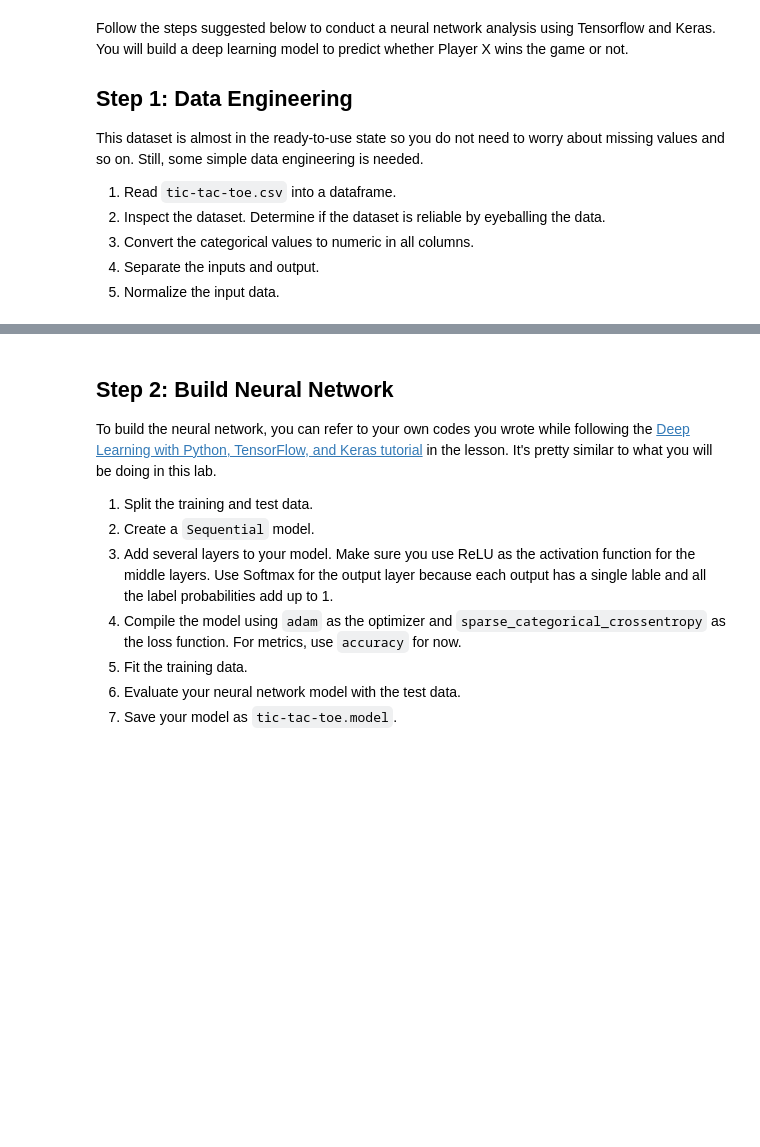
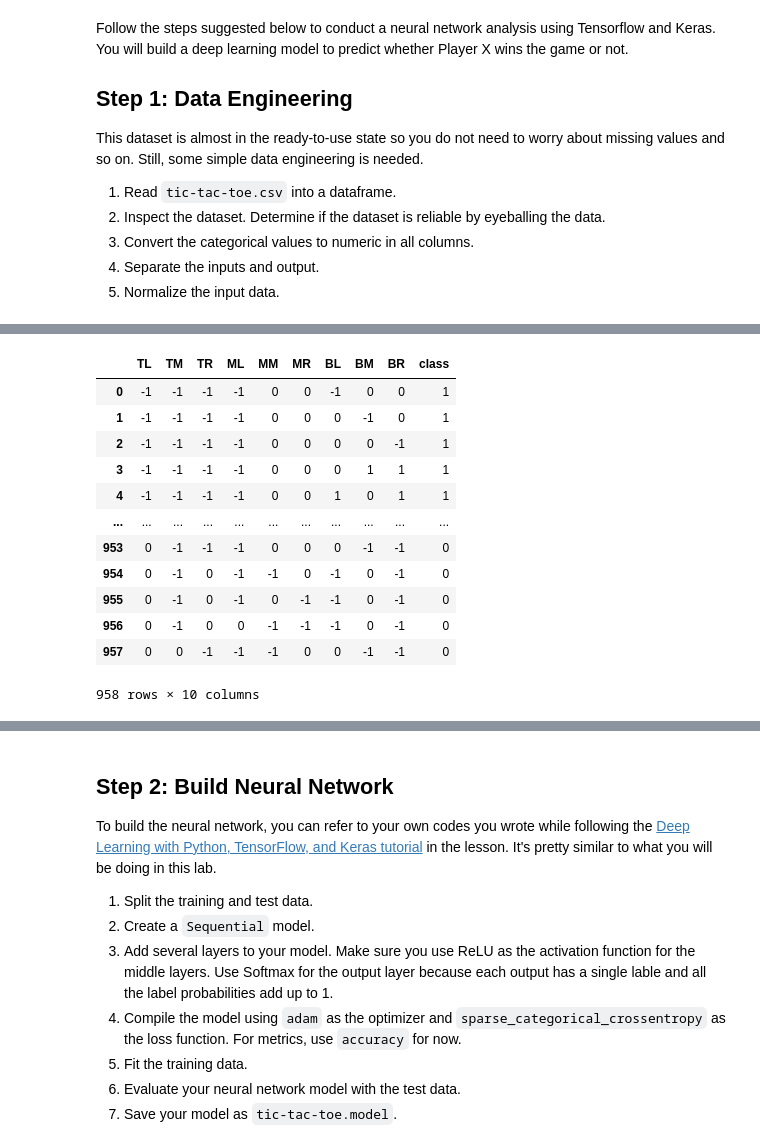
Before and after one commit to ta-data-bcn/lab-deep-learning, a Jupyter notebook: your-code/challenge-1.ipynb, the cells around one changed output, grey strips where cells are left out. Saved outputs shown, nothing was run; the diff lists cells and outputs as text; code cells hidden in the pictures; blank space fills up the shorter version.

```diff
--- a/your-code/challenge-1.ipynb
+++ b/your-code/challenge-1.ipynb
@@ -24,0 +56,3 @@ This dataset is almost in the ready-to-use state so you do not need to worry abo
+# %%
+tic["class"] = tic["class"].astype(int)
+tic.dtypes
@@ -24,0 +71,17 @@ This dataset is almost in the ready-to-use state so you do not need to worry abo
+# %%
+tic.replace({"x": -1, "o": 0, "b": 1}, inplace=True)
+tic
+# %% [output]
+|  | TL | TM | TR | ML | MM | MR | BL | BM | BR | class |
+| 0 | -1 | -1 | -1 | -1 | 0 | 0 | -1 | 0 | 0 | 1 |
+| 1 | -1 | -1 | -1 | -1 | 0 | 0 | 0 | -1 | 0 | 1 |
+| 2 | -1 | -1 | -1 | -1 | 0 | 0 | 0 | 0 | -1 | 1 |
+| 3 | -1 | -1 | -1 | -1 | 0 | 0 | 0 | 1 | 1 | 1 |
+| 4 | -1 | -1 | -1 | -1 | 0 | 0 | 1 | 0 | 1 | 1 |
+| ... | ... | ... | ... | ... | ... | ... | ... | ... | ... | ... |
+| 953 | 0 | -1 | -1 | -1 | 0 | 0 | 0 | -1 | -1 | 0 |
+| 954 | 0 | -1 | 0 | -1 | -1 | 0 | -1 | 0 | -1 | 0 |
+| 955 | 0 | -1 | 0 | -1 | 0 | -1 | -1 | 0 | -1 | 0 |
+| 956 | 0 | -1 | 0 | 0 | -1 | -1 | -1 | 0 | -1 | 0 |
+| 957 | 0 | 0 | -1 | -1 | -1 | 0 | 0 | -1 | -1 | 0 |
+958 rows × 10 columns
```
Also changed, not shown: parts of 31 cells of this notebook, 3 other files.
